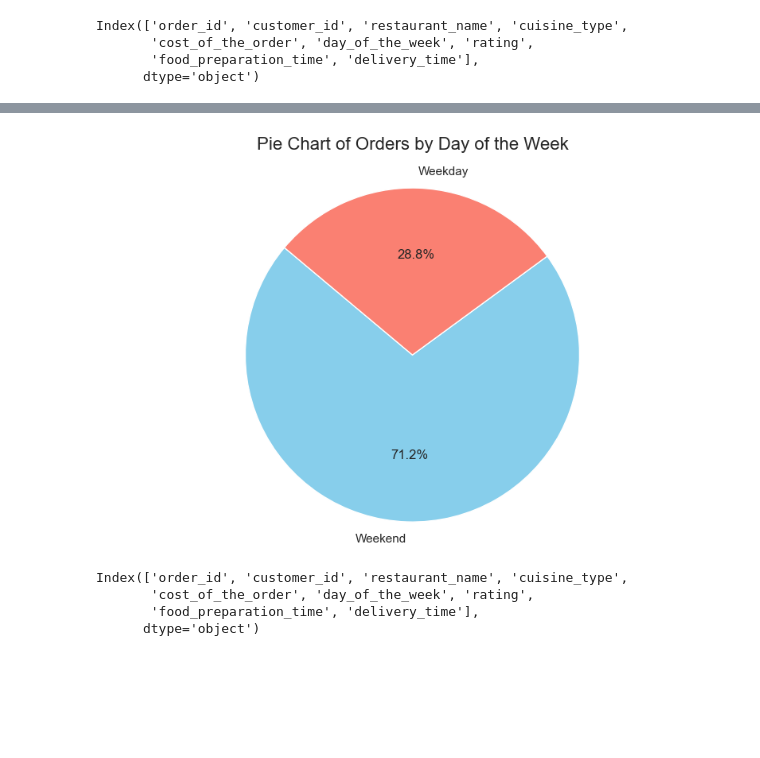
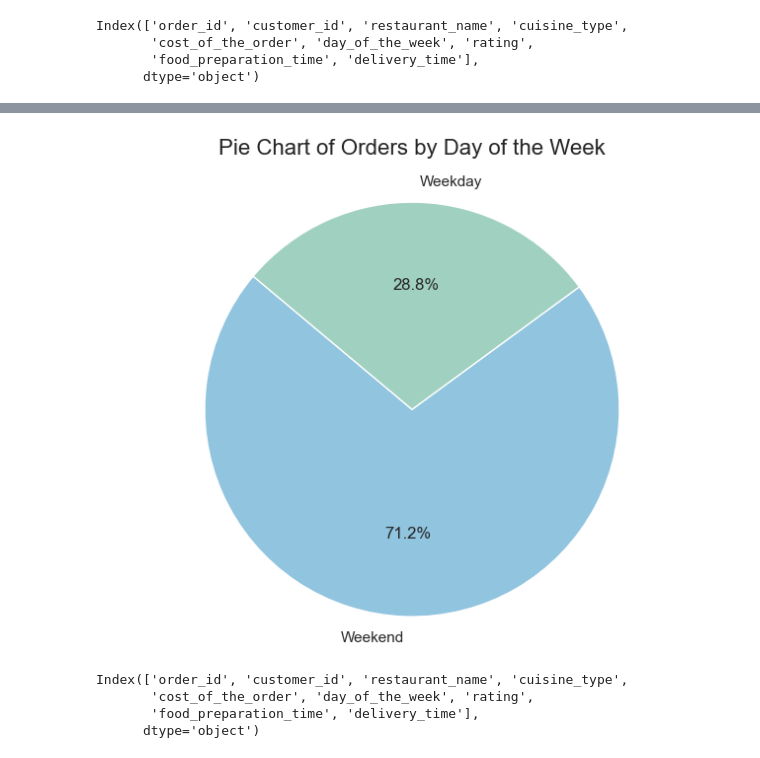
Before and after one commit to nszenoti/PYPG, a Jupyter notebook: projects/foodhub/foodhub_eda.ipynb, the cells around one changed output, grey strips where cells are left out. Drawn from its saved outputs; the diff is of its cells as text; code cells hidden in the pictures; blank space fills up the shorter version.

```diff
--- a/projects/foodhub/foodhub_eda.ipynb
+++ b/projects/foodhub/foodhub_eda.ipynb
@@ -15,0 +14,5 @@ sns.set_style('whitegrid')
+# %%
+sns.set_style('whitegrid', {"grid.color": "#E2E0E0FF", "grid.linestyle": "--"})
+# todo: set style
+# set default fig size here
+# use (10, 6) for general & use (15, 5) for wider horizontal graphs
@@ -187,7 +231,7 @@ Index(['order_id', 'customer_id', 'restaurant_name', 'cuisine_type',
 ### Univairate Anaysis
 # %%
 # Set default figure size for all plots
-plt.rcParams['figure.figsize'] = (15, 5)
+plt.rcParams['figure.figsize'] = (10, 6)
 # %%
 sns.set_theme(style='whitegrid')
 # %%
@@ -388,0 +490,7 @@ Name: day_of_the_week, dtype: int64
+# %%
+# Descriptive Statistics
+day_counts = df['day_of_the_week'].value_counts()
+day_counts_pct = df['day_of_the_week'].value_counts(normalize=True) * 100
+
+print('Order Counts by Day of the Week:', day_counts, sep='\n')
+print('\nPercentage of Orders by Day of the Week:', day_counts_pct, sep='\n')
@@ -393,14 +511,12 @@ draw_countplot(x)
-# %%
-day_counts = df[x].value_counts()
 # %%
 # draw pie chart for day of the week
-plt.figure(figsize=(10, 6))
+plt.figure(figsize=(8, 6))
 plt.title('Pie Chart of Orders by Day of the Week', fontsize=16, pad=20)
-plt.pie(day_counts, labels=day_counts.index, autopct='%1.1f%%', startangle=140, colors=['skyblue', 'salmon'])
+plt.pie(day_counts, labels=day_counts.index, autopct='%1.1f%%', startangle=140, colors=['#90c4df', '#a0d0c0'])
 plt.axis('equal')
 plt.show()
 # %% [output]
-[figure, old version]
+[figure, new version]
 # %%
 # Observations:
 # 1. The pie chart for 'Orders by Day of the Week' shows the distribution of orders between weekdays and weekends.
```
Also changed, not shown: parts of 112 cells of this notebook, 5 other files.
